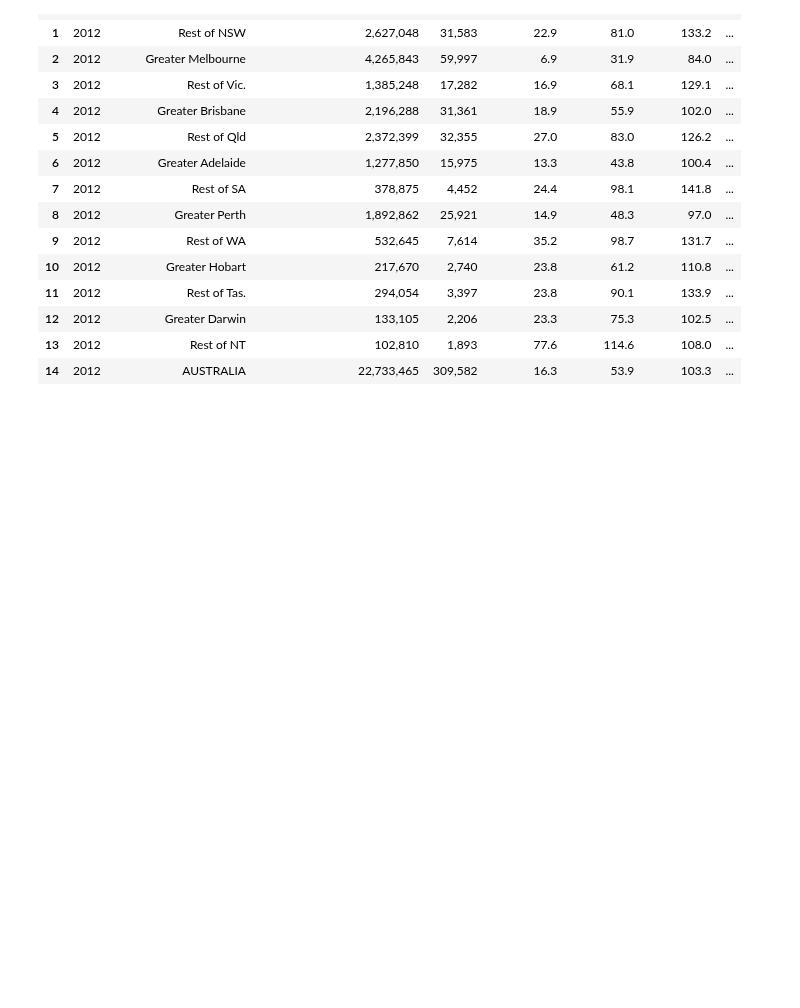
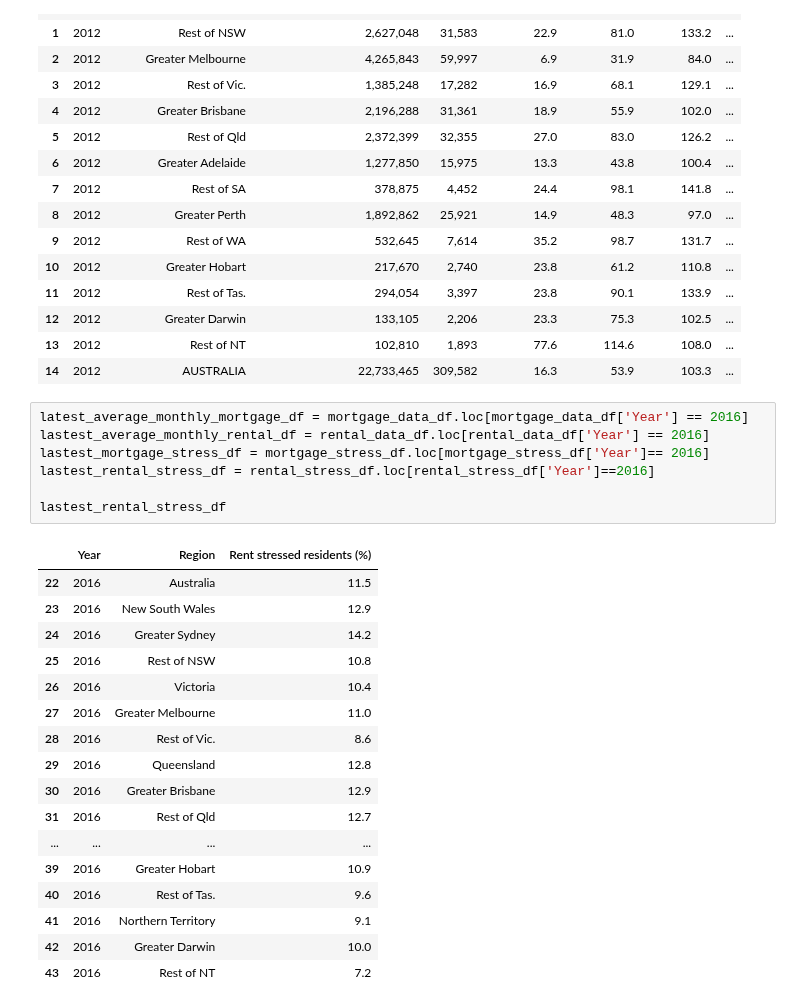
Before and after one commit to NathanJPotter/Team-Project-1, a Jupyter notebook: Project 1.ipynb, the cells around one changed output. Drawn from its saved outputs; the diff is of its cells as text; blank space fills up the shorter version.

```diff
--- a/Project 1.ipynb
+++ b/Project 1.ipynb
@@ -672,3 +673,28 @@ birth_data_df.head(15)
 | 12 | 2012 | Greater Darwin | 133,105 | 2,206 | 23.3 | 75.3 | 102.5 | ... |
 | 13 | 2012 | Rest of NT | 102,810 | 1,893 | 77.6 | 114.6 | 108.0 | ... |
 | 14 | 2012 | AUSTRALIA | 22,733,465 | 309,582 | 16.3 | 53.9 | 103.3 | ... |
+# %%
+latest_average_monthly_mortgage_df = mortgage_data_df.loc[mortgage_data_df['Year'] == 2016]
+lastest_average_monthly_rental_df = rental_data_df.loc[rental_data_df['Year'] == 2016]
+lastest_mortgage_stress_df = mortgage_stress_df.loc[mortgage_stress_df['Year']== 2016]
+lastest_rental_stress_df = rental_stress_df.loc[rental_stress_df['Year']==2016]
+
+lastest_rental_stress_df
+# %% [output]
+|  | Year | Region | Rent stressed residents (%) |
+| 22 | 2016 | Australia | 11.5 |
+| 23 | 2016 | New South Wales | 12.9 |
+| 24 | 2016 | Greater Sydney | 14.2 |
+| 25 | 2016 | Rest of NSW | 10.8 |
+| 26 | 2016 | Victoria | 10.4 |
+| 27 | 2016 | Greater Melbourne | 11.0 |
+| 28 | 2016 | Rest of Vic. | 8.6 |
+| 29 | 2016 | Queensland | 12.8 |
+| 30 | 2016 | Greater Brisbane | 12.9 |
+| 31 | 2016 | Rest of Qld | 12.7 |
+| ... | ... | ... | ... |
+| 39 | 2016 | Greater Hobart | 10.9 |
+| 40 | 2016 | Rest of Tas. | 9.6 |
+| 41 | 2016 | Northern Territory | 9.1 |
+| 42 | 2016 | Greater Darwin | 10.0 |
+| 43 | 2016 | Rest of NT | 7.2 |
```
Also changed, not shown: parts of 5 cells of this notebook.
